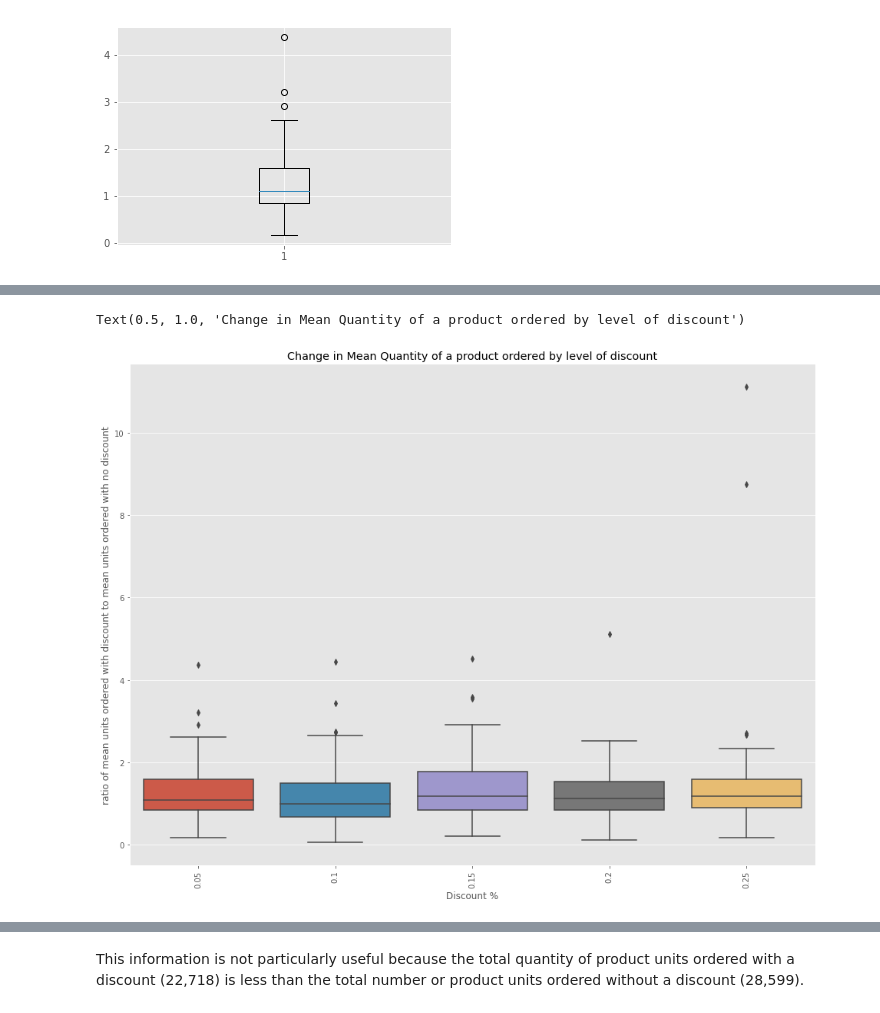
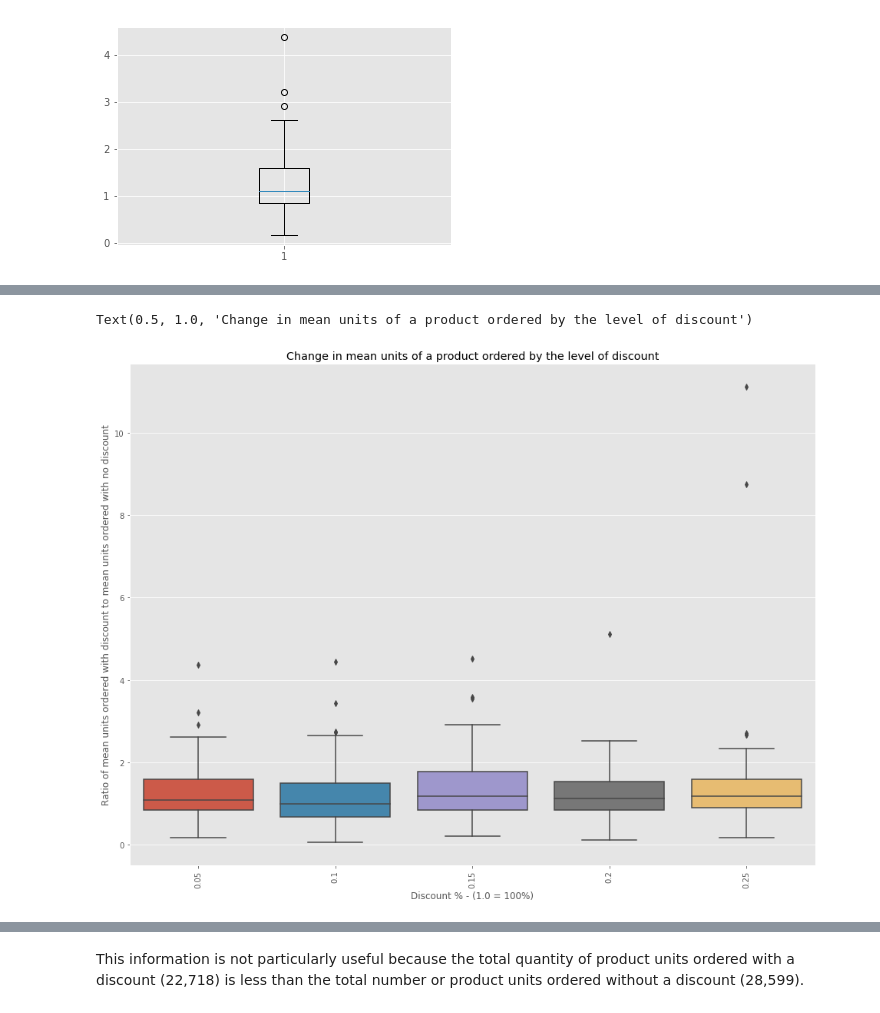
Before and after one commit to giorosati/dsc-2-final-project-online-ds-pt-100118, a Jupyter notebook: module2project.ipynb, the cells around one changed output, grey strips where cells are left out. Saved outputs shown, nothing was run; the diff lists cells and outputs as text; code cells hidden in the pictures.

```diff
--- a/module2project.ipynb
+++ b/module2project.ipynb
@@ -1316,16 +1389,16 @@ plt.boxplot(five_percent)
 # %%
 var = 'Discount'
 data = pd.concat([mean_quantity_per_discount['%_change'],
                   mean_quantity_per_discount[mean_quantity_per_discount[var].isin(['.05','.10','.15','.2','.25'])]
                                              [var]], axis=1)
 # data = pd.concat([mean_quantity_per_discount['%_change'], mean_quantity_per_discount[var]], axis=1)
 f, ax = plt.subplots(figsize=(16,12))
 fig = sns.boxplot(x=var, y='%_change', data=data)
 # fig.axis(ymin=-.25, ymax=5.0)
 plt.xticks(rotation=90)
-plt.xlabel('Discount %')
-plt.ylabel('ratio of mean units ordered with discount to mean units ordered with no discount')
-plt.title('Change in Mean Quantity of a product ordered by level of discount')
+plt.xlabel('Discount % - (1.0 = 100%)')
+plt.ylabel('Ratio of mean units ordered with discount to mean units ordered with no discount')
+plt.title('Change in mean units of a product ordered by the level of discount')
 # %% [output]
-Text(0.5, 1.0, 'Change in Mean Quantity of a product ordered by level of discount')
+Text(0.5, 1.0, 'Change in mean units of a product ordered by the level of discount')
-[figure, old version]
+[figure, new version]
```
Also changed, not shown: parts of 14 cells of this notebook.
